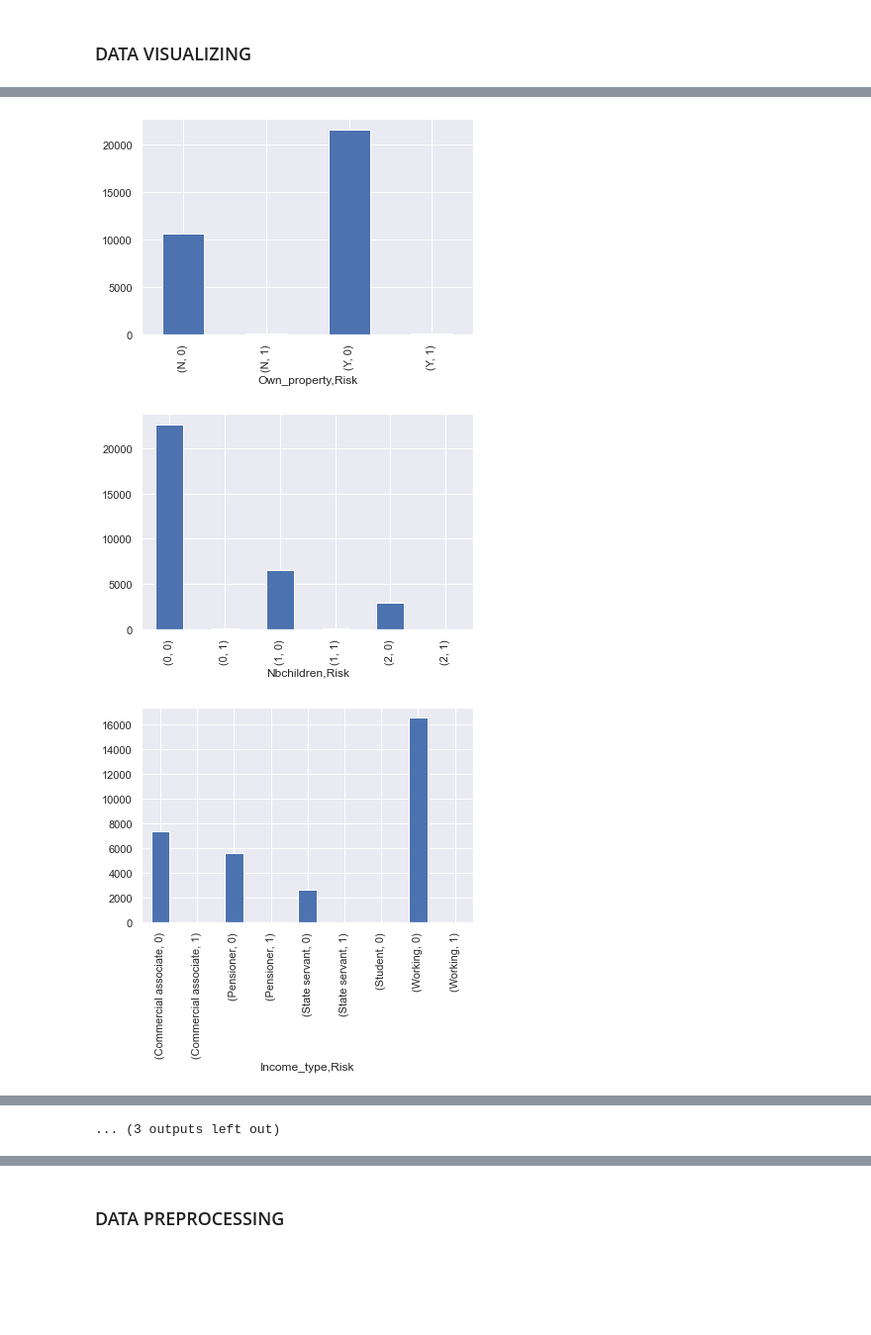
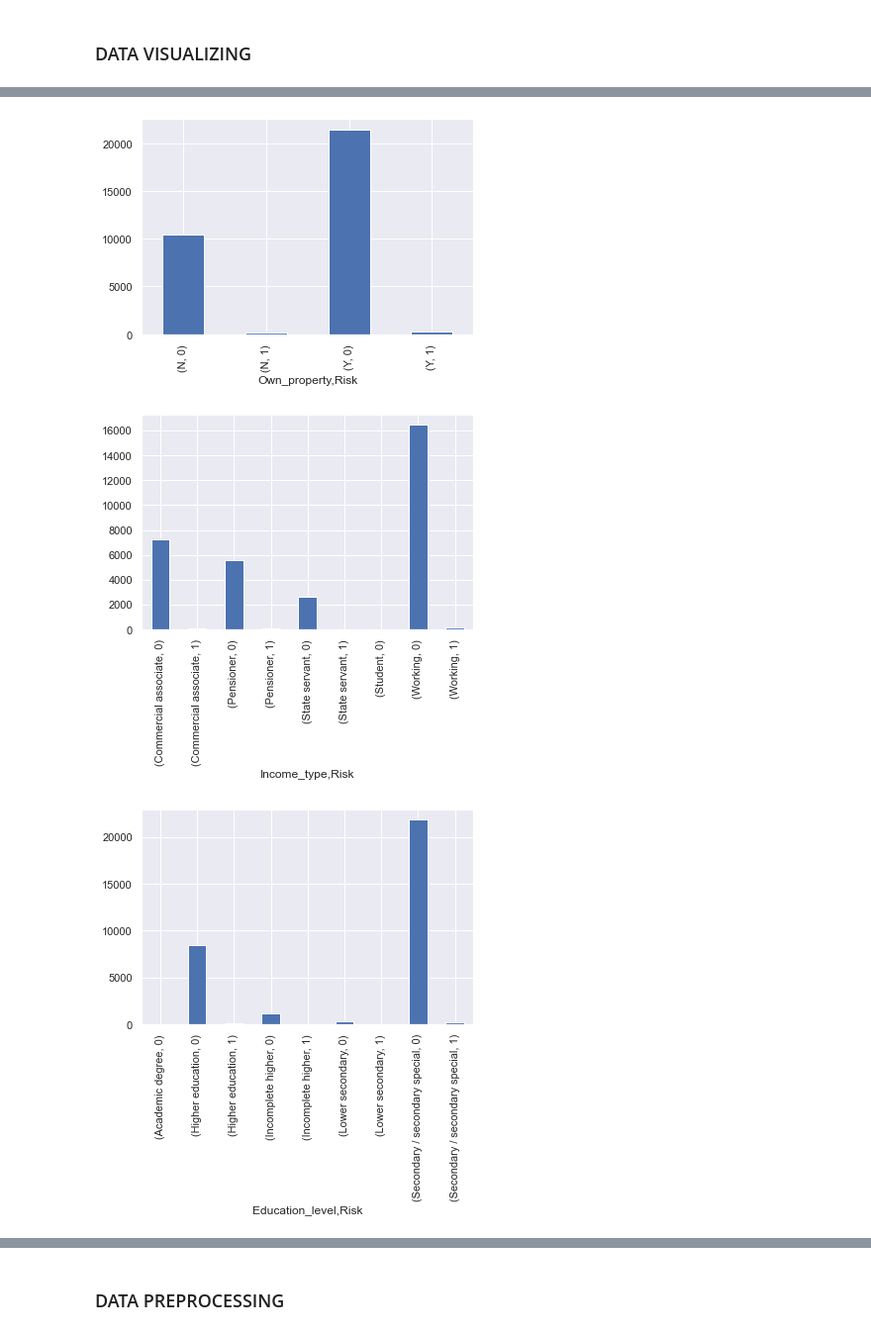
Before and after one commit to supavitkod/Credit, a Jupyter notebook: Credit analysis.ipynb, the cells around one changed output, grey strips where cells are left out. Shown at 99% size. Cells and saved outputs as stored; diff of their text form; code cells hidden in the pictures; blank space fills up the shorter version.

```diff
--- a/Credit analysis.ipynb
+++ b/Credit analysis.ipynb
@@ -468,6 +593,3 @@ df['Employment_status'].value_counts().plot(kind="pie",autopct="%.1f%%",labels=[
 # %% [output]
 <AxesSubplot:ylabel='Employment_status'>
 [figure]
-# %%
-df['STATUS'].replace({'C': 6, 'X' : 7}, inplace=True)
-df['STATUS']=df['STATUS'].astype(int)
@@ -484,5 +595,0 @@ def Risk_evaluation(score):
-# %%
-df['Risk'] = df['STATUS'].apply(Risk_evaluation)
-print(df['Risk'].value_counts(normalize=True))
-print(df['Risk'].value_counts().plot(kind='bar'))
-## Imbalance dataset
@@ -523,4 +632,6 @@ Index(['ID', 'Gender', 'Own_car', 'Own_property', 'Nbchildren',
       dtype='object')
-# %%
-### drop unnecessary columns
-df = df.drop(columns=['ID'])
+# %%
+### drop unnecessary columns
+df.drop('ID',axis=1,inplace=True)
+df.drop('MONTHS_BALANCE',axis=1,inplace=True)
+df.drop('STATUS',axis=1,inplace=True)
@@ -527,8 +645,6 @@ df = df.drop(columns=['ID'])
 # %%
-column = ['Gender', 'Own_car', 'Own_property', 'Nbchildren',
-        'Income_type', 'Education_level',
-       'Marital_status', 'Way_of_living', 'Workphone', 'Phone', 'Email',
-       'Occupation', 'Nbfamily_member', 'STATUS','Employment_status']
+column = ['Gender', 'Own_car', 'Own_property', 'Income_type', 'Education_level',
+       'Marital_status', 'Way_of_living', 'Occupation', 'Employment_status']
 for variable in column:
     df.groupby(variable)['Risk'].value_counts().plot(kind='bar')
     plt.show()
@@ -538,3 +654,3 @@ for variable in column:
-[figure, old version]
+[figure, new version]
-[figure, old version]
+[figure, new version]
-[figure, old version]
+[figure, new version]
@@ -548 +660,0 @@ for variable in column:
-... (3 outputs left out)
```
Also changed, not shown: parts of 96 cells of this notebook, 5 other files.
